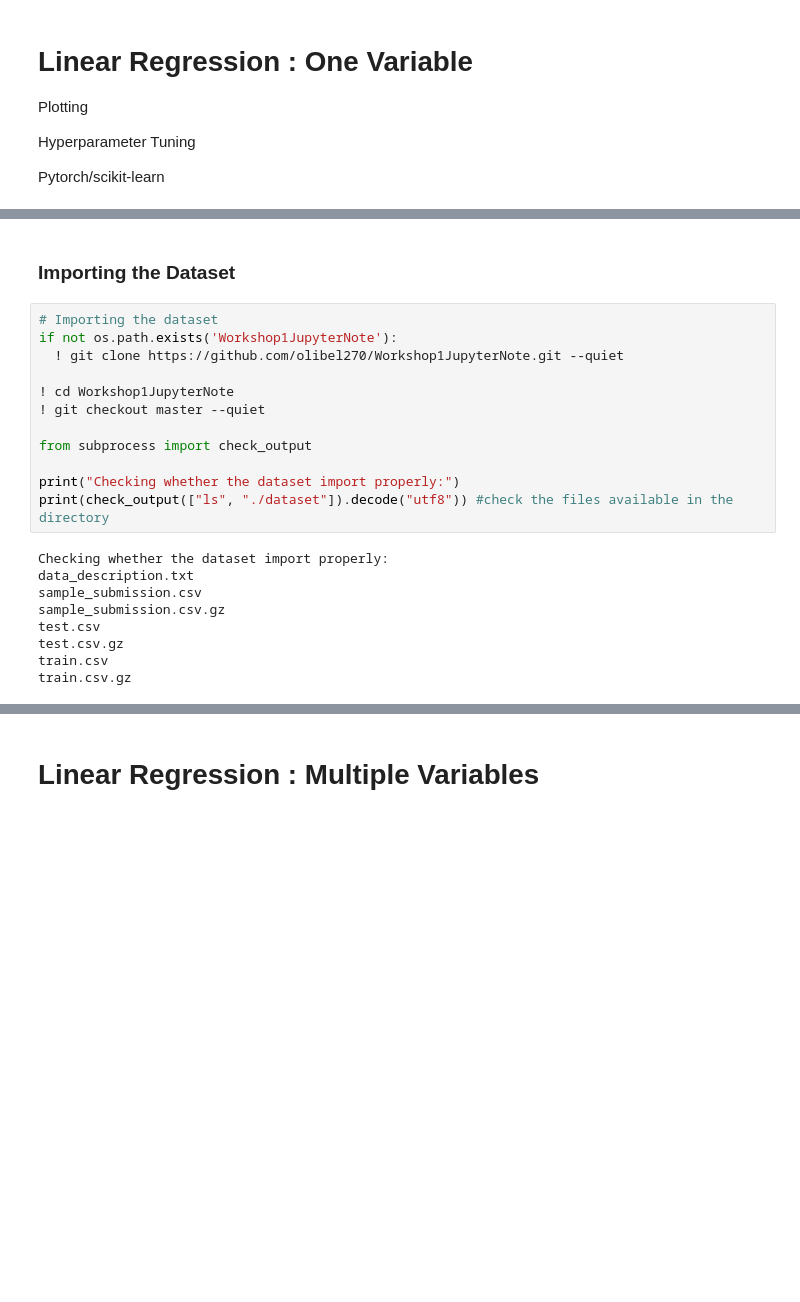
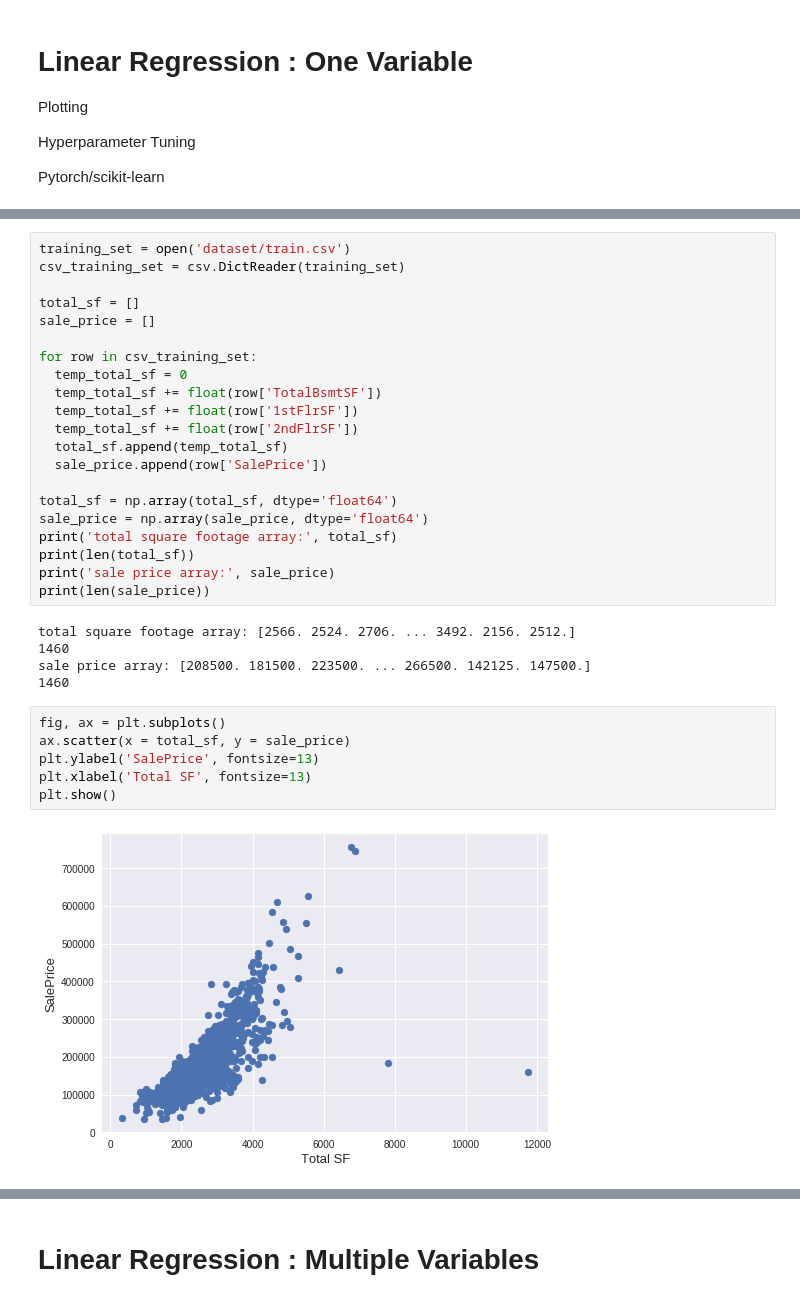
Before and after one commit to olibel270/Workshop1JupyterNote, a Jupyter notebook: kernel.ipynb, the cells around one changed output, grey strips where cells are left out. Drawn from its saved outputs; the diff is of its cells as text; blank space fills up the shorter version.

```diff
--- a/kernel.ipynb
+++ b/kernel.ipynb
@@ -535,23 +508,34 @@ sklearn: 0.19.2
-# %% [markdown]
-### Importing the Dataset
-# %%
-# Importing the dataset
-if not os.path.exists('Workshop1JupyterNote'):
-  ! git clone https://github.com/olibel270/Workshop1JupyterNote.git --quiet
-
-! cd Workshop1JupyterNote
-! git checkout master --quiet
-
-from subprocess import check_output
-
-print("Checking whether the dataset import properly:")
-print(check_output(["ls", "./dataset"]).decode("utf8")) #check the files available in the directory
-# %% [output]
-Checking whether the dataset import properly:
-data_description.txt
-sample_submission.csv
-sample_submission.csv.gz
-test.csv
-test.csv.gz
-train.csv
-train.csv.gz
+# %%
+training_set = open('dataset/train.csv')
+csv_training_set = csv.DictReader(training_set)
+
+total_sf = []
+sale_price = []
+
+for row in csv_training_set:
+  temp_total_sf = 0
+  temp_total_sf += float(row['TotalBsmtSF'])
+  temp_total_sf += float(row['1stFlrSF'])
+  temp_total_sf += float(row['2ndFlrSF'])
+  total_sf.append(temp_total_sf)
+  sale_price.append(row['SalePrice'])
+
+total_sf = np.array(total_sf, dtype='float64')
+sale_price = np.array(sale_price, dtype='float64')
+print('total square footage array:', total_sf)
+print(len(total_sf))
+print('sale price array:', sale_price)
+print(len(sale_price))
+# %% [output]
+total square footage array: [2566. 2524. 2706. ... 3492. 2156. 2512.]
+1460
+sale price array: [208500. 181500. 223500. ... 266500. 142125. 147500.]
+1460
+# %%
+fig, ax = plt.subplots()
+ax.scatter(x = total_sf, y = sale_price)
+plt.ylabel('SalePrice', fontsize=13)
+plt.xlabel('Total SF', fontsize=13)
+plt.show()
+# %% [output]
+[figure, added]
```
Also changed, not shown: parts of 84 cells of this notebook.
